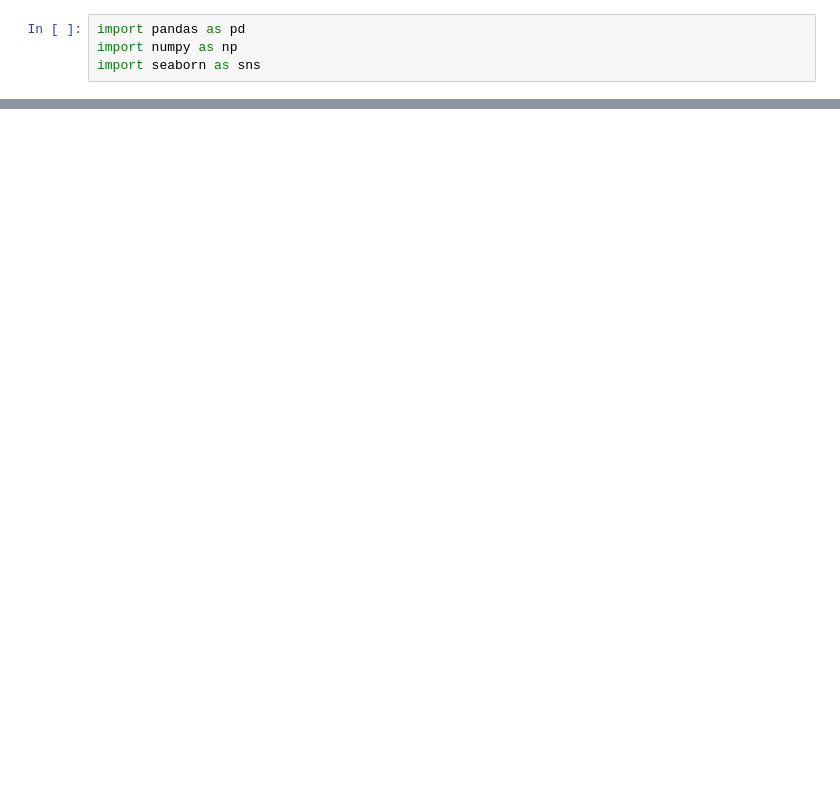
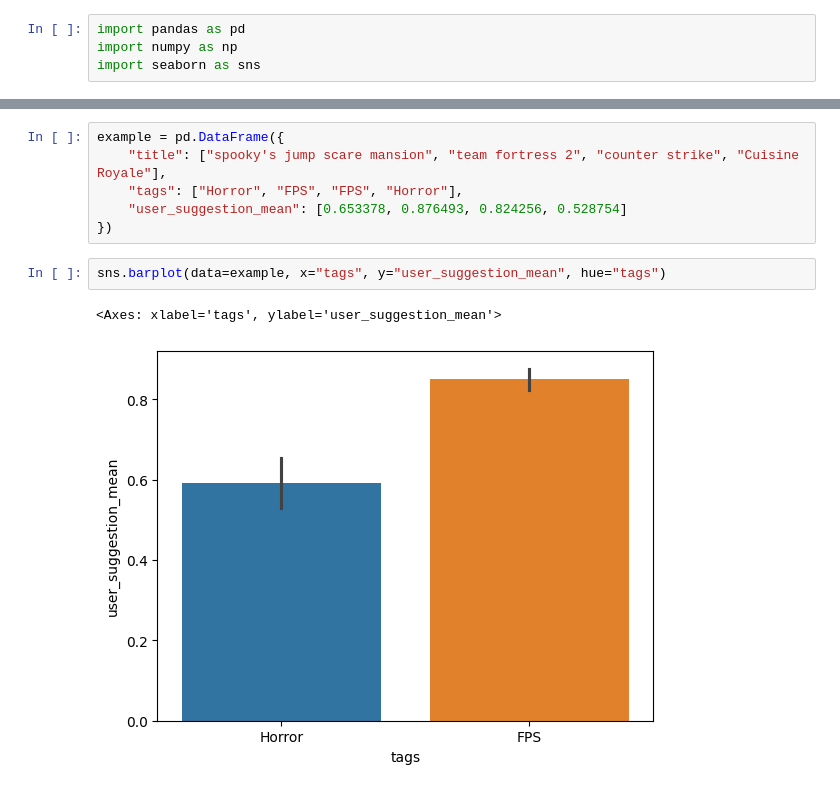
Before and after one commit to DylanSTucker/cmpt318-dataAnalysis, a Jupyter notebook: figures.ipynb, the cells around one changed output, grey strips where cells are left out. Drawn from its saved outputs; the diff is of its cells as text; blank space fills up the shorter version.

```diff
--- a/figures.ipynb
+++ b/figures.ipynb
@@ -26,0 +146,11 @@ df.describe()
+# %%
+example = pd.DataFrame({
+    "title": ["spooky's jump scare mansion", "team fortress 2", "counter strike", "Cuisine Royale"],
+    "tags": ["Horror", "FPS", "FPS", "Horror"],
+    "user_suggestion_mean": [0.653378, 0.876493, 0.824256, 0.528754]
+})
+# %%
+sns.barplot(data=example, x="tags", y="user_suggestion_mean", hue="tags")
+# %% [output]
+<Axes: xlabel='tags', ylabel='user_suggestion_mean'>
+[figure, added]
```
Also changed, not shown: parts of 14 cells of this notebook.
